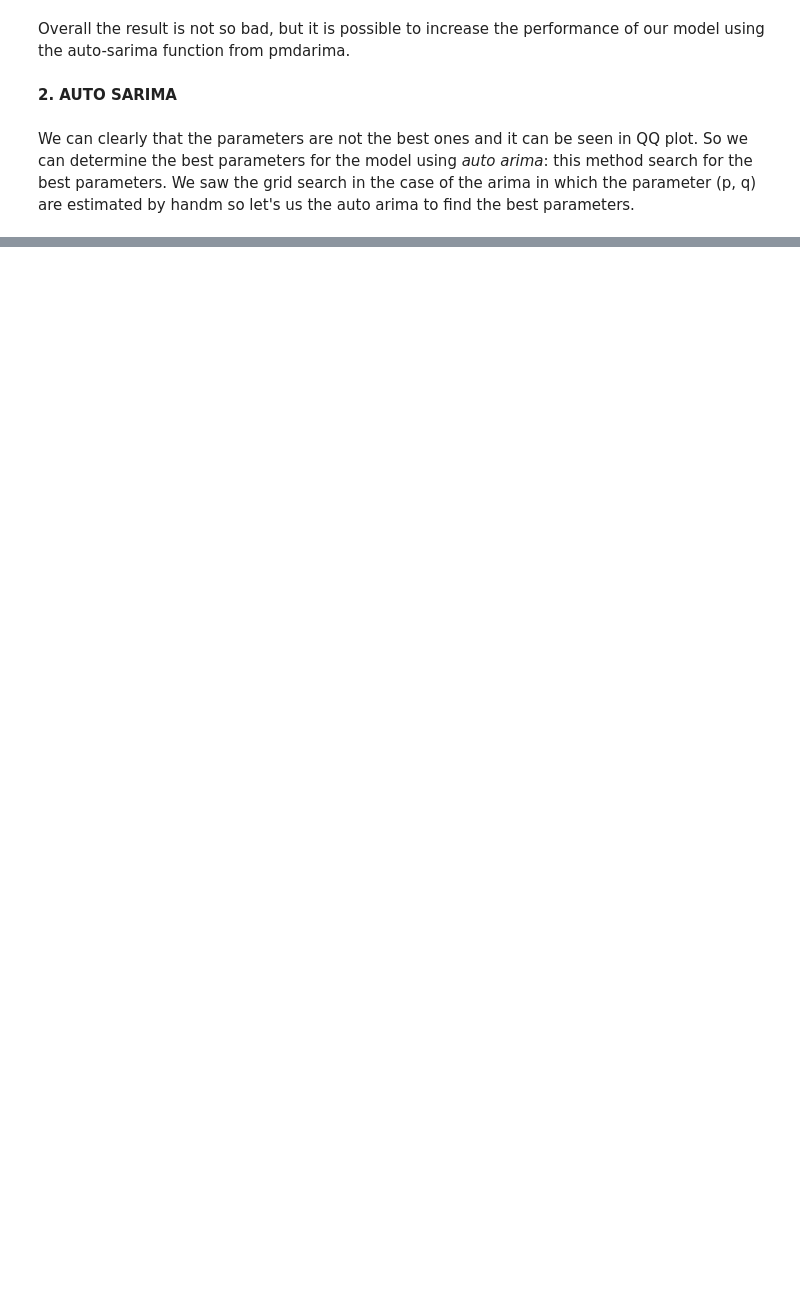
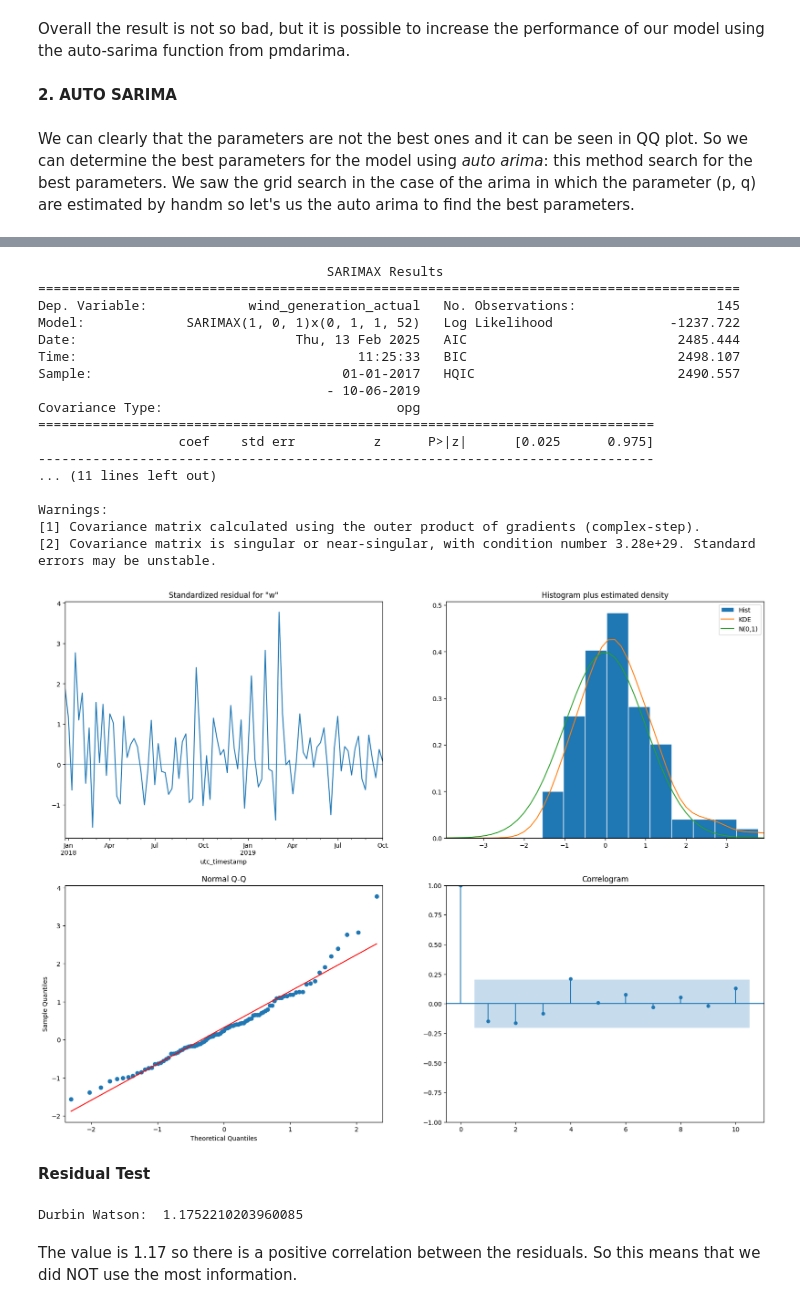
Before and after one commit to IsabellaPodavini/Statistical_Models, a Jupyter notebook: project.ipynb, the cells around one changed output, grey strips where cells are left out. Cells and saved outputs as stored; diff of their text form; code cells hidden in the pictures; blank space fills up the shorter version.

```diff
--- a/project.ipynb
+++ b/project.ipynb
@@ -649,0 +703,12 @@ S = 52
+# %%
+#For Wind Capability:
+weekly_wind_capacity = wind_energy['wind_capacity']
+weekly_wind_capacity = weekly_wind_capacity.resample("W").mean()
+weekly_wind_capacity_train = weekly_wind_capacity[:-13]
+weekly_wind_capacity_test = weekly_wind_capacity[-13:]
+
+#For Temperature
+weekly_temperature = wind_energy['temperature']
+weekly_temperature = weekly_temperature.resample("W").mean()
+weekly_temperature_train = weekly_temperature[:-13]
+weekly_temperature_test = weekly_temperature[-13:]
@@ -649,0 +717,4 @@ S = 52
+# %%
+#Sarima train test
+train_exog = pd.concat([weekly_temperature_train], axis=1)
+train_exog.index = weekly_wind_capacity[:-13].index
@@ -649,0 +749,41 @@ S = 52
+# %%
+(p, d, q) = (1, 0, 1)
+(P, D, Q) = (0, 1, 1)
+S = 52
+# %%
+model_SARIMA = SARIMAX(data_train, exog=train_exog,
+                       order=(p,d,q),
+                       seasonal_order=(P,D,Q,S),
+                       enforce_invertibility=False)
+#Fit model
+result_Sarima_exog = model_SARIMA.fit(disp=False)
+# %%
+print(result_Sarima_exog.summary())
+result_Sarima_exog.plot_diagnostics(figsize=(20,15));
+# %% [output]
+                                     SARIMAX Results
+==========================================================================================
+Dep. Variable:             wind_generation_actual   No. Observations:                  145
+Model:             SARIMAX(1, 0, 1)x(0, 1, 1, 52)   Log Likelihood               -1237.722
+Date:                            Thu, 13 Feb 2025   AIC                           2485.444
+Time:                                    11:25:33   BIC                           2498.107
+Sample:                                01-01-2017   HQIC                          2490.557
+                                     - 10-06-2019
+Covariance Type:                              opg
+===============================================================================
+                  coef    std err          z      P>|z|      [0.025      0.975]
+-------------------------------------------------------------------------------
+... (11 lines left out)
+
+Warnings:
+[1] Covariance matrix calculated using the outer product of gradients (complex-step).
+[2] Covariance matrix is singular or near-singular, with condition number 3.28e+29. Standard errors may be unstable.
+[figure, added]
+# %% [markdown]
+**Residual Test**
+# %%
+print('Durbin Watson: ', durbin_watson(result_Sarima_exog.resid))
+# %% [output]
+Durbin Watson:  1.1752210203960085
+# %% [markdown]
+The value is 1.17 so there is a positive correlation between the residuals. So this means that we did NOT use the most information.
```
Also changed, not shown: parts of 45 cells of this notebook.
